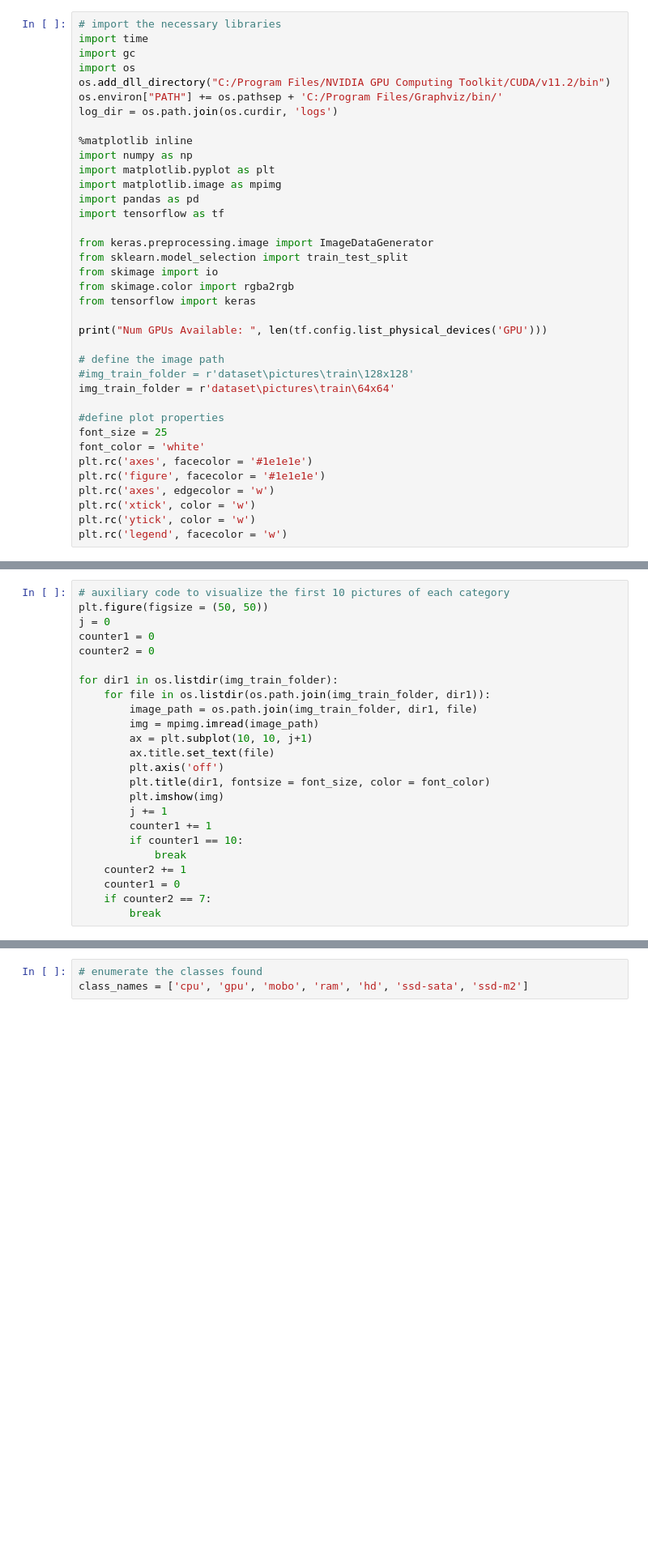
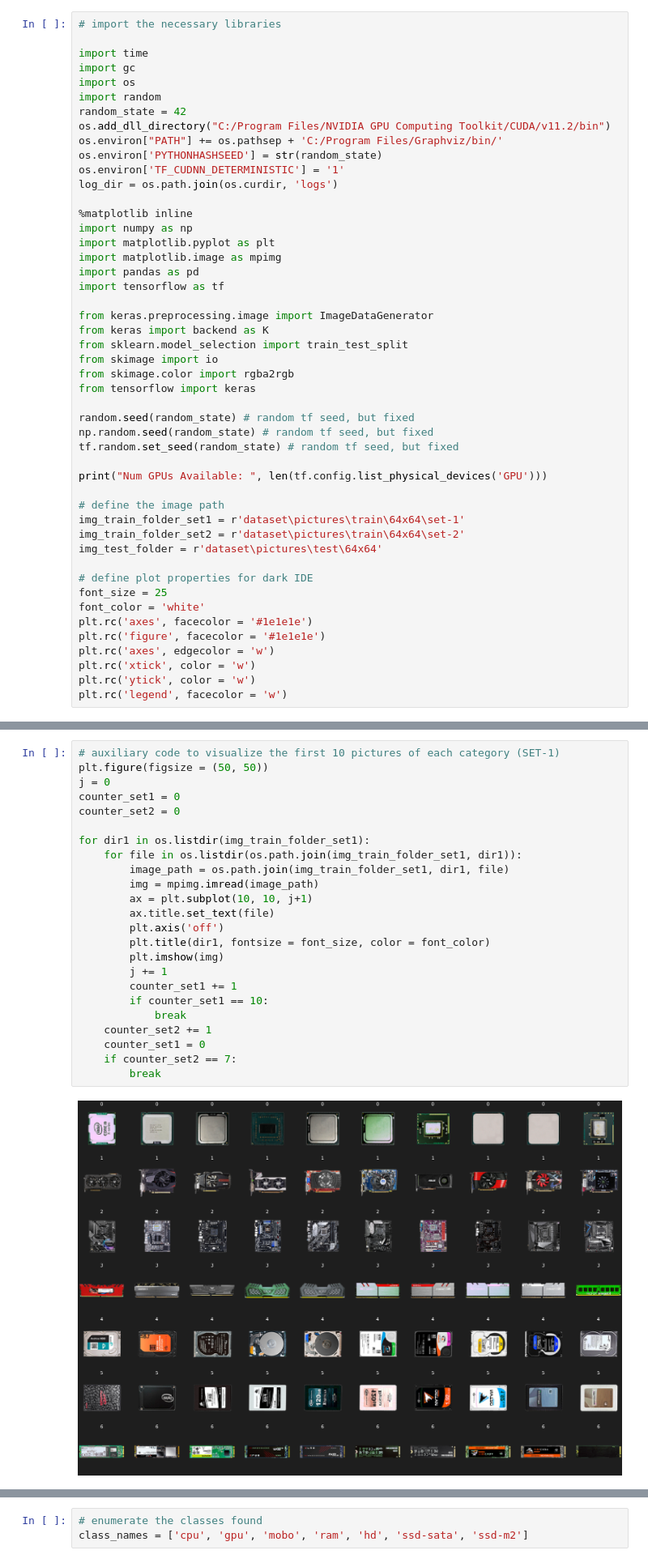
Before and after one commit to Kevin64/TCC-ECD-FURG, a Jupyter notebook: Hardware-classifier.ipynb, the cells around one changed output, grey strips where cells are left out. Shown at 81% size. Saved outputs shown, nothing was run; the diff lists cells and outputs as text; blank space fills up the shorter version.

```diff
--- a/Hardware-classifier.ipynb
+++ b/Hardware-classifier.ipynb
@@ -1,10 +1,15 @@
 # %%
 # import the necessary libraries
+
 import time
 import gc
 import os
+import random
+random_state = 42
 os.add_dll_directory("C:/Program Files/NVIDIA GPU Computing Toolkit/CUDA/v11.2/bin")
 os.environ["PATH"] += os.pathsep + 'C:/Program Files/Graphviz/bin/'
+os.environ['PYTHONHASHSEED'] = str(random_state)
+os.environ['TF_CUDNN_DETERMINISTIC'] = '1'
 log_dir = os.path.join(os.curdir, 'logs')
 
 %matplotlib inline
@@ -15,18 +20,24 @@ import pandas as pd
 import tensorflow as tf
 
 from keras.preprocessing.image import ImageDataGenerator
+from keras import backend as K
 from sklearn.model_selection import train_test_split
 from skimage import io
 from skimage.color import rgba2rgb
 from tensorflow import keras
 
+random.seed(random_state) # random tf seed, but fixed
+np.random.seed(random_state) # random tf seed, but fixed
+tf.random.set_seed(random_state) # random tf seed, but fixed
+
 print("Num GPUs Available: ", len(tf.config.list_physical_devices('GPU')))
 
 # define the image path
-#img_train_folder = r'dataset\pictures\train\128x128'
-img_train_folder = r'dataset\pictures\train\64x64'
+img_train_folder_set1 = r'dataset\pictures\train\64x64\set-1'
+img_train_folder_set2 = r'dataset\pictures\train\64x64\set-2'
+img_test_folder = r'dataset\pictures\test\64x64'
 
-#define plot properties
+# define plot properties for dark IDE
 font_size = 25
 font_color = 'white'
 plt.rc('axes', facecolor = '#1e1e1e')
@@ -38,24 +51,26 @@ plt.rc('legend', facecolor = 'w')
 # %%
-# auxiliary code to visualize the first 10 pictures of each category
+# auxiliary code to visualize the first 10 pictures of each category (SET-1)
 plt.figure(figsize = (50, 50))
 j = 0
-counter1 = 0
-counter2 = 0
+counter_set1 = 0
+counter_set2 = 0
 
-for dir1 in os.listdir(img_train_folder):
-    for file in os.listdir(os.path.join(img_train_folder, dir1)):
-        image_path = os.path.join(img_train_folder, dir1, file)
+for dir1 in os.listdir(img_train_folder_set1):
+    for file in os.listdir(os.path.join(img_train_folder_set1, dir1)):
+        image_path = os.path.join(img_train_folder_set1, dir1, file)
         img = mpimg.imread(image_path)
         ax = plt.subplot(10, 10, j+1)
         ax.title.set_text(file)
         plt.axis('off')
         plt.title(dir1, fontsize = font_size, color = font_color)
         plt.imshow(img)
         j += 1
-        counter1 += 1
-        if counter1 == 10:
+        counter_set1 += 1
+        if counter_set1 == 10:
             break
-    counter2 += 1
-    counter1 = 0
-    if counter2 == 7:
+    counter_set2 += 1
+    counter_set1 = 0
+    if counter_set2 == 7:
         break
+# %% [output]
+[figure, added]
```
Also changed, not shown: parts of 24 cells of this notebook, 49 other files.
